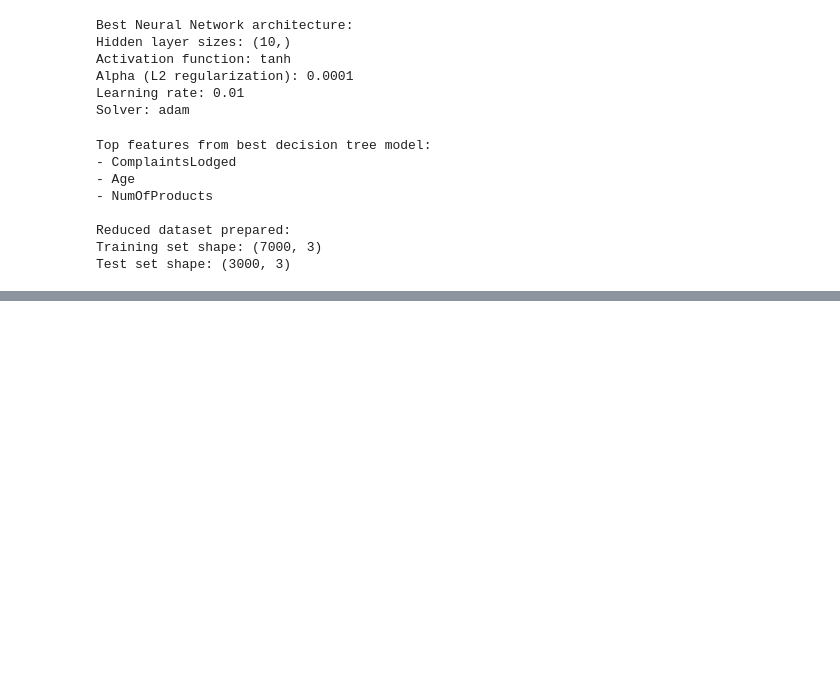
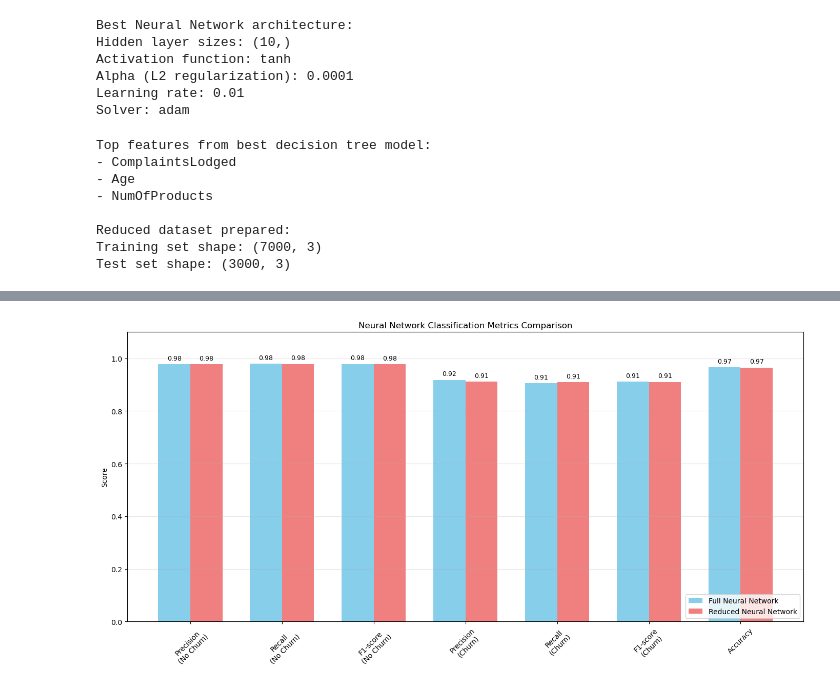
Before and after one commit to idrcmatre/churn-prediction-ml, a Jupyter notebook: Neural Network.ipynb, the cells around one changed output, grey strips where cells are left out. Cells and saved outputs as stored; diff of their text form; code cells hidden in the pictures; blank space fills up the shorter version.

```diff
--- a/Neural Network.ipynb
+++ b/Neural Network.ipynb
@@ -234,0 +343,46 @@ print(f"Learning rate: {nn_reduced_best.learning_rate_init}")
+# %%
+# 5. Extract classification metrics for visualization
+def get_metrics_from_report(y_true, y_pred):
+    report = classification_report(y_true, y_pred, output_dict=True)
+    precision_0 = report['0']['precision']
+    recall_0 = report['0']['recall']
+    f1_0 = report['0']['f1-score']
+    precision_1 = report['1']['precision']
+    recall_1 = report['1']['recall']
+    f1_1 = report['1']['f1-score']
+    accuracy = report['accuracy']
+    return [precision_0, recall_0, f1_0, precision_1, recall_1, f1_1, accuracy]
+# %%
+# Get metrics for both models
+metrics_nn = get_metrics_from_report(y_test, y_test_pred_nn)
+metrics_nn_reduced = get_metrics_from_report(y_test, y_test_pred_nn_reduced)
+
+# Create a metrics comparison chart
+metrics_names = ['Precision\n(No Churn)', 'Recall\n(No Churn)', 'F1-score\n(No Churn)',
+                'Precision\n(Churn)', 'Recall\n(Churn)', 'F1-score\n(Churn)', 'Accuracy']
+
+plt.figure(figsize=(14, 7))
+x = np.arange(len(metrics_names))
+width = 0.35
+
+plt.bar(x - width/2, metrics_nn, width, label='Full Neural Network', color='skyblue')
+plt.bar(x + width/2, metrics_nn_reduced, width, label='Reduced Neural Network', color='lightcoral')
+
+# Add values on top of bars
+for i, v in enumerate(metrics_nn):
+    plt.text(i - width/2, v + 0.01, f'{v:.2f}', ha='center', va='bottom', fontsize=9)
+
+for i, v in enumerate(metrics_nn_reduced):
+    plt.text(i + width/2, v + 0.01, f'{v:.2f}', ha='center', va='bottom', fontsize=9)
+
+plt.ylabel('Score')
+plt.title('Neural Network Classification Metrics Comparison')
+plt.xticks(x, metrics_names, rotation=45)
+plt.ylim(0, 1.1)
+plt.legend(loc='lower right')
+plt.grid(axis='y', alpha=0.3)
+plt.tight_layout()
+plt.savefig('neural_network_classification_metrics.png', dpi=300, bbox_inches='tight')
+plt.show()
+# %% [output]
+[figure, added]
```
Also changed, not shown: parts of 8 cells of this notebook.
